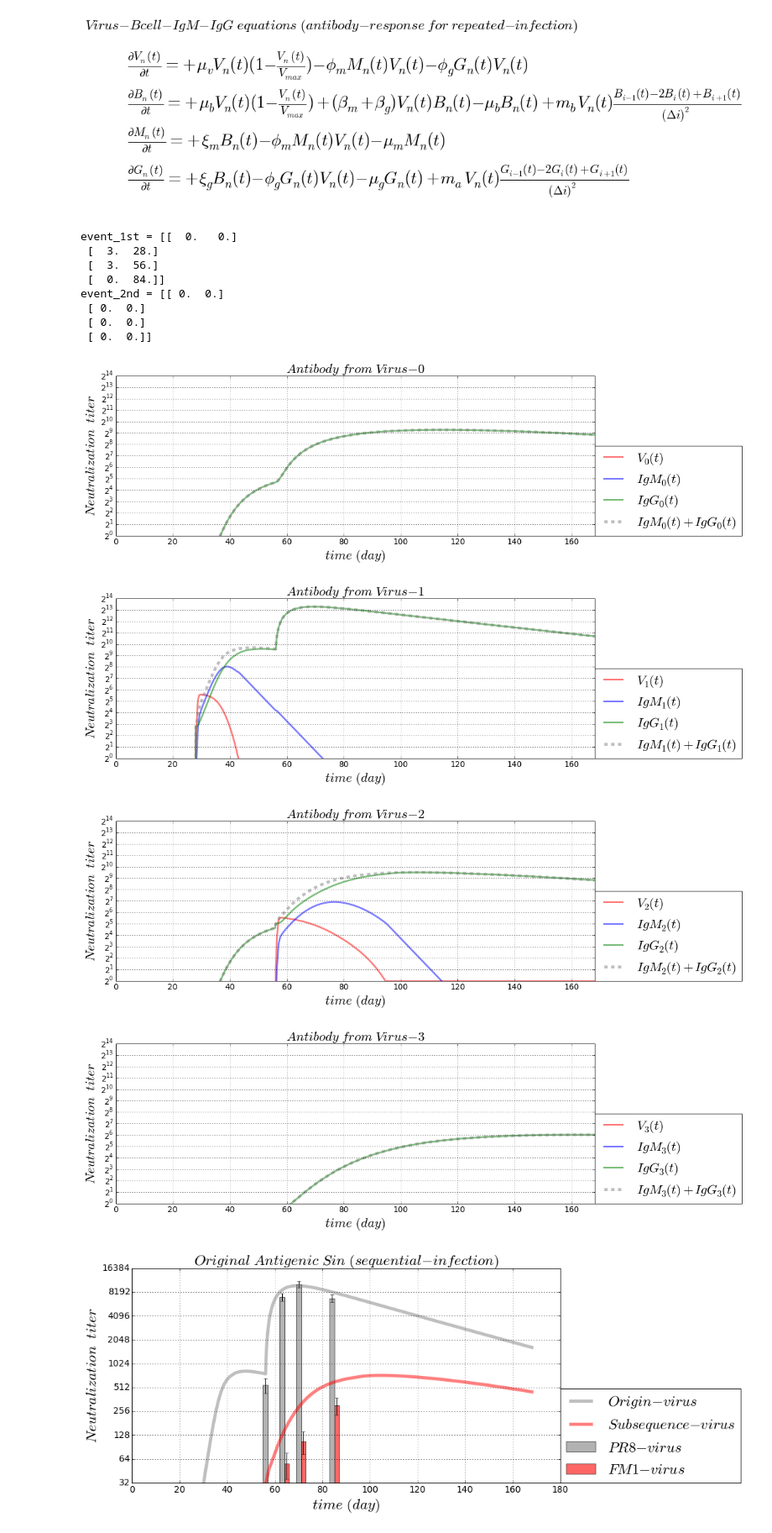
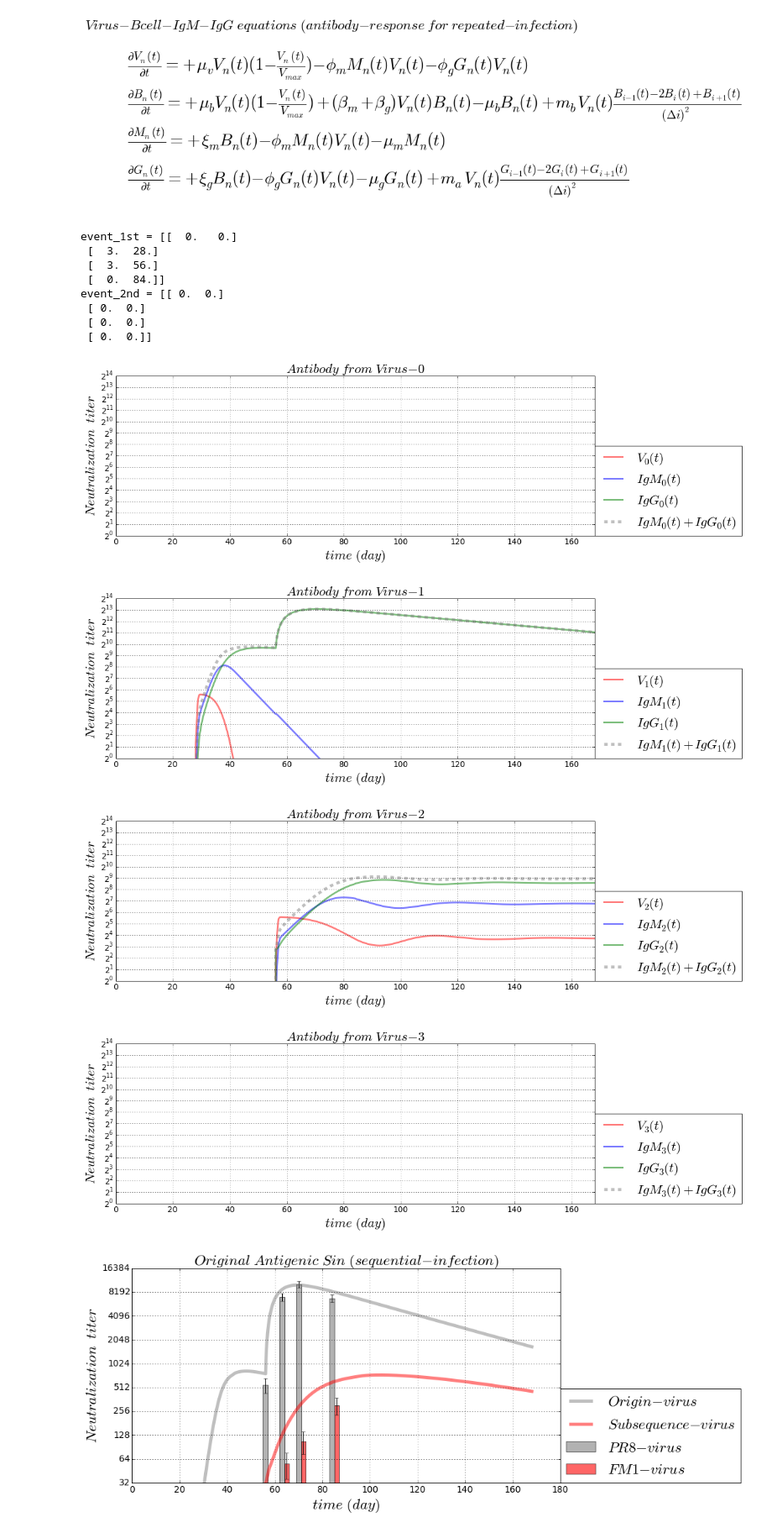
Before and after one commit to blab/antibody-response-pulse, a Jupyter notebook: bcell-array/code/Virus_Bcell_IgM_IgG_Infection_OAS_new.ipynb, the cells around one changed output. Shown at 84% size. Cells and saved outputs as stored; diff of their text form; code cells hidden in the pictures.

```diff
--- a/bcell-array/code/Virus_Bcell_IgM_IgG_Infection_OAS_new.ipynb
+++ b/bcell-array/code/Virus_Bcell_IgM_IgG_Infection_OAS_new.ipynb
@@ -155,6 +155,9 @@ consumeRateG = killRateVg  # consume-rate of antibody-IgG by cleaning virus
 mutatRateB = 0.00003/hour # B-cell mutation rate
 mutatRateA = 0.0001/hour # antibody mutation rate
 
+mutatRateB = 0.0000/hour # B-cell mutation rate
+mutatRateA = 0.000/hour # antibody mutation rate
+
 # time boundary and griding condition
 minT = float(0)
 maxT = float(6*28*day)
@@ -182,17 +185,19 @@ gG_array = np.zeros([totalPoint_X, totalPoint_T])
 actRateBg_1st = 0.0002/hour # activation rate of memory B-cell at 1st time (pre-)
 actRateBg_2nd = actRateBg_1st*10 # activation rate of memory B-cell at 2nd time (post-)
 origin_virus = int(1)
+current_virus = int(2)
 event_parameter = np.array([[actRateBg_1st,
                             actRateBg_2nd,
                             14*day,
                             +5/hour,
                             -actRateBm - actRateBg_1st + (actRateBm + actRateBg_1st)/3,
-                            origin_virus]])
+                            origin_virus,
+                            current_virus]])
 # [viral population, starting time, first]
 # [viral population, starting time] ---first
 infection_period = 1*28*day
 viral_population = np.zeros(int(maxX + 1))
-viral_population[origin_virus:-1] = 3
+viral_population[origin_virus:current_virus + 1] = 3
 infection_starting_time = np.arange(int(maxX + 1))*infection_period
 event_1st = np.zeros([int(maxX + 1), 2])
 event_1st[:, 0] = viral_population
@@ -201,7 +206,7 @@ print ('event_1st = {:}'.format(event_1st))
 
 # [viral population, starting time] ---2nd]
 viral_population = np.zeros(int(maxX + 1))
-viral_population[origin_virus:-1] = 0
+viral_population[origin_virus:current_virus + 1] = 0
 infection_starting_time = np.arange(int(maxX + 1))*0
 event_2nd = np.zeros([int(maxX + 1), 2])
 event_2nd[:, 0] = viral_population
@@ -226,37 +231,37 @@ for i in range(totalPoint_X):
     figure_name = '-response-%i'%(i)
     figure_suffix = '.png'
     save_figure = os.path.join(dir_path, file_name + figure_name + file_suffix)
     plt.figure(numberingFig, figsize = AlvaFigSize)
     plt.plot(gT, gV[i], color = 'red', label = r'$ V_{%i}(t) $'%(i), linewidth = 3.0, alpha = 0.5)
     plt.plot(gT, gM[i], color = 'blue', label = r'$ IgM_{%i}(t) $'%(i), linewidth = 3.0, alpha = 0.5)
     plt.plot(gT, gG[i], color = 'green', label = r'$ IgG_{%i}(t) $'%(i), linewidth = 3.0, alpha = 0.5)
     plt.plot(gT, gM[i] + gG[i], color = 'gray', linewidth = 5.0, alpha = 0.5, linestyle = 'dashed'
              , label = r'$ IgM_{%i}(t) + IgG_{%i}(t) $'%(i, i))
     plt.grid(True, which = 'both')
     plt.title(r'$ Antibody \ from \ Virus-{%i} $'%(i), fontsize = AlvaFontSize)
     plt.xlabel(r'$time \ (%s)$'%(timeUnit), fontsize = AlvaFontSize)
     plt.ylabel(r'$ Neutralization \ \ titer $', fontsize = AlvaFontSize)
     plt.xlim([minT, maxT])
     plt.xticks(fontsize = AlvaFontSize*0.6)
     plt.yticks(fontsize = AlvaFontSize*0.6)
     plt.ylim([2**0, 2**14])
     plt.yscale('log', basey = 2)
     plt.legend(loc = (1,0), fontsize = AlvaFontSize)
     plt.savefig(save_figure, dpi = 100)
     plt.show()
 # %% [output]
 event_1st = [[  0.   0.]
  [  3.  28.]
  [  3.  56.]
  [  0.  84.]]
 event_2nd = [[ 0.  0.]
  [ 0.  0.]
  [ 0.  0.]
  [ 0.  0.]]
-[figure, old version]
+[figure, new version]
-[figure, old version]
+[figure, new version]
-[figure, old version]
+[figure, new version]
-[figure, old version]
+[figure, new version]
 # %%
 # Experimental lab data from OAS paper
 gT_lab = np.array([28, 28 + 7, 28 + 14, 28 + 28]) + 28
```
Also changed, not shown: 25 other files.
